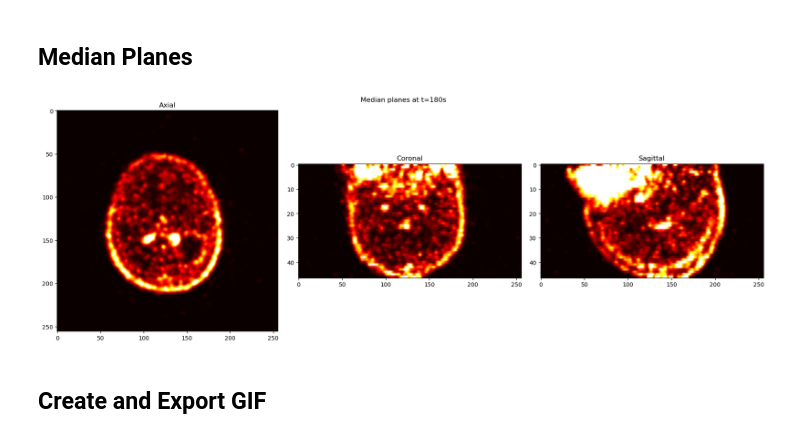
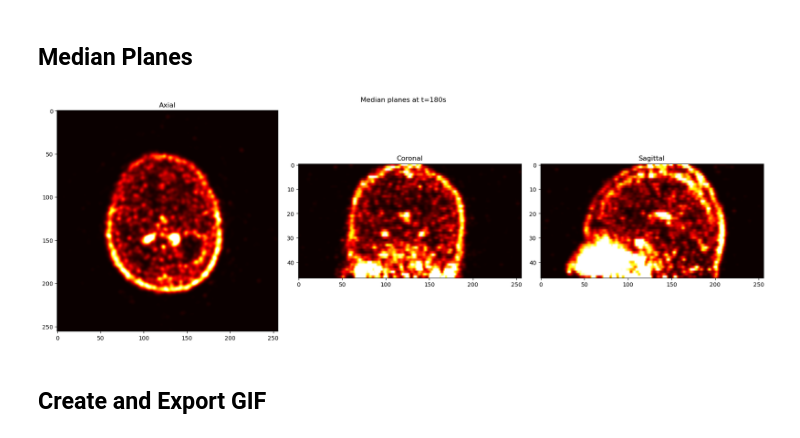
Before and after one commit to EinarLop/UIB_MED_FP, a Jupyter notebook: task1.ipynb, the cells around one changed output. Drawn from its saved outputs; the diff is of its cells as text; code cells hidden in the pictures.

Commit message:
Fixed bug on visualization task 1 + setup task 2

```diff
--- a/task1.ipynb
+++ b/task1.ipynb
@@ -205,35 +205,34 @@ mean_pet shape: (47, 256, 256)
 # %%
 spacing_between_slices = float(pet_ds.SpacingBetweenSlices)
 pixel_spacing = float(pet_ds.PixelSpacing[0])
 aspect_aniso = spacing_between_slices / pixel_spacing  # for coronal/sagittal
 
 # Extract median planes across all time frames
-# YOUR CODE HERE
 axial    = pet4d[:, n_slices//2, :,:]  # (36, 256, 256)
-coronal  = pet4d[:, :, rows//2,:]
-sagittal = pet4d[:,:,:, cols//2]
+coronal  = pet4d[:, ::-1, rows//2,:]
+sagittal = pet4d[:,::-1,:, cols//2]
 
 # Preview: show the middle time frame for each plane
 t_mid = n_time // 2
 vmax  = np.percentile(pet4d, 99)
 
 fig, axes = plt.subplots(1, 3, figsize=(18, 6))
 fig.suptitle(f'Median planes at t={unique_t[t_mid]:.0f}s')
 
 axes[0].imshow(axial[t_mid],    cmap='hot', vmin=0, vmax=vmax, aspect='equal')
 axes[0].set_title('Axial')
 
 # YOUR CODE HERE — coronal and sagittal with correct aspect ratio
 axes[1].imshow(coronal[t_mid],  cmap='hot', vmin=0, vmax=vmax, aspect=aspect_aniso)
 axes[1].set_title('Coronal')
 
 axes[2].imshow(sagittal[t_mid],  cmap='hot', vmin=0, vmax=vmax, aspect=aspect_aniso)
 axes[2].set_title('Sagittal')
 
 plt.tight_layout()
 plt.show()
 # %% [output]
-[figure, old version]
+[figure, new version]
 # %% [markdown]
 ## Create and Export GIF
 # %%
```
Also changed, not shown: parts of 2 cells of this notebook, 1 other file.
